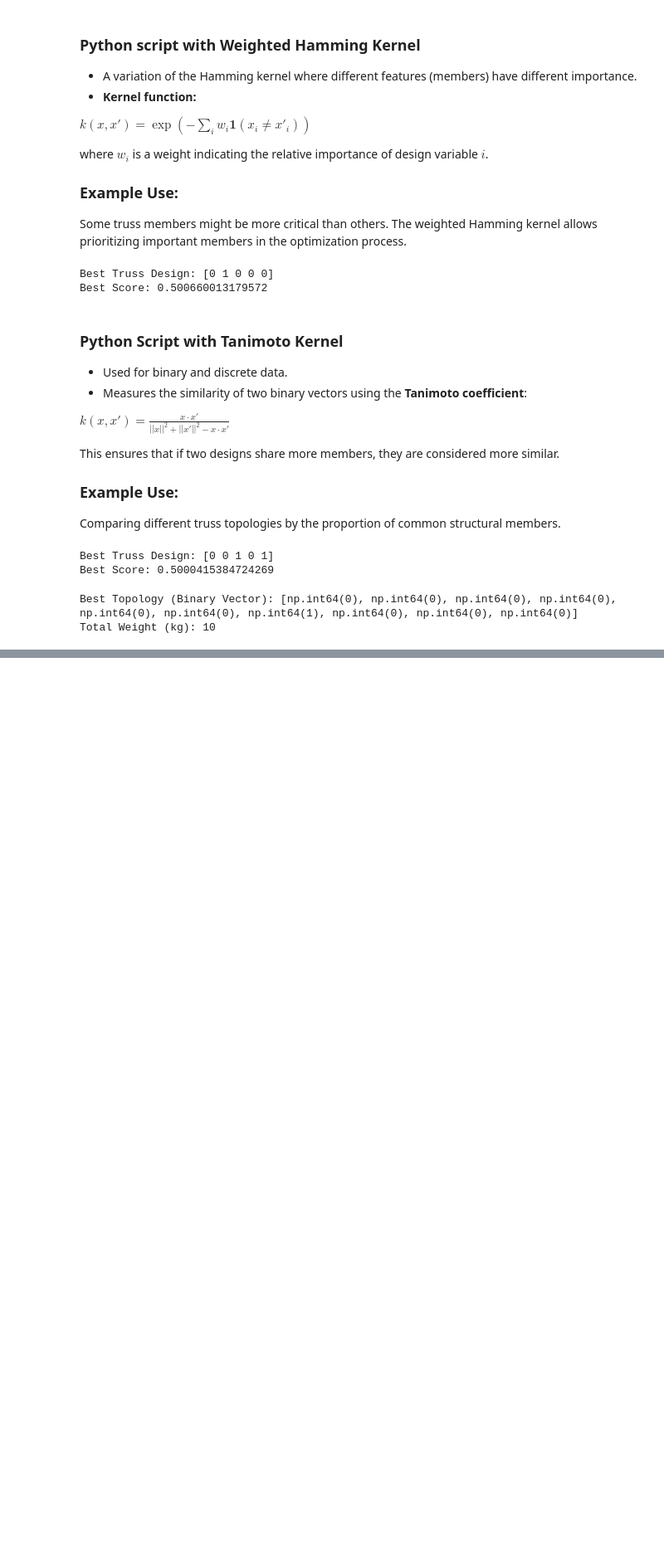
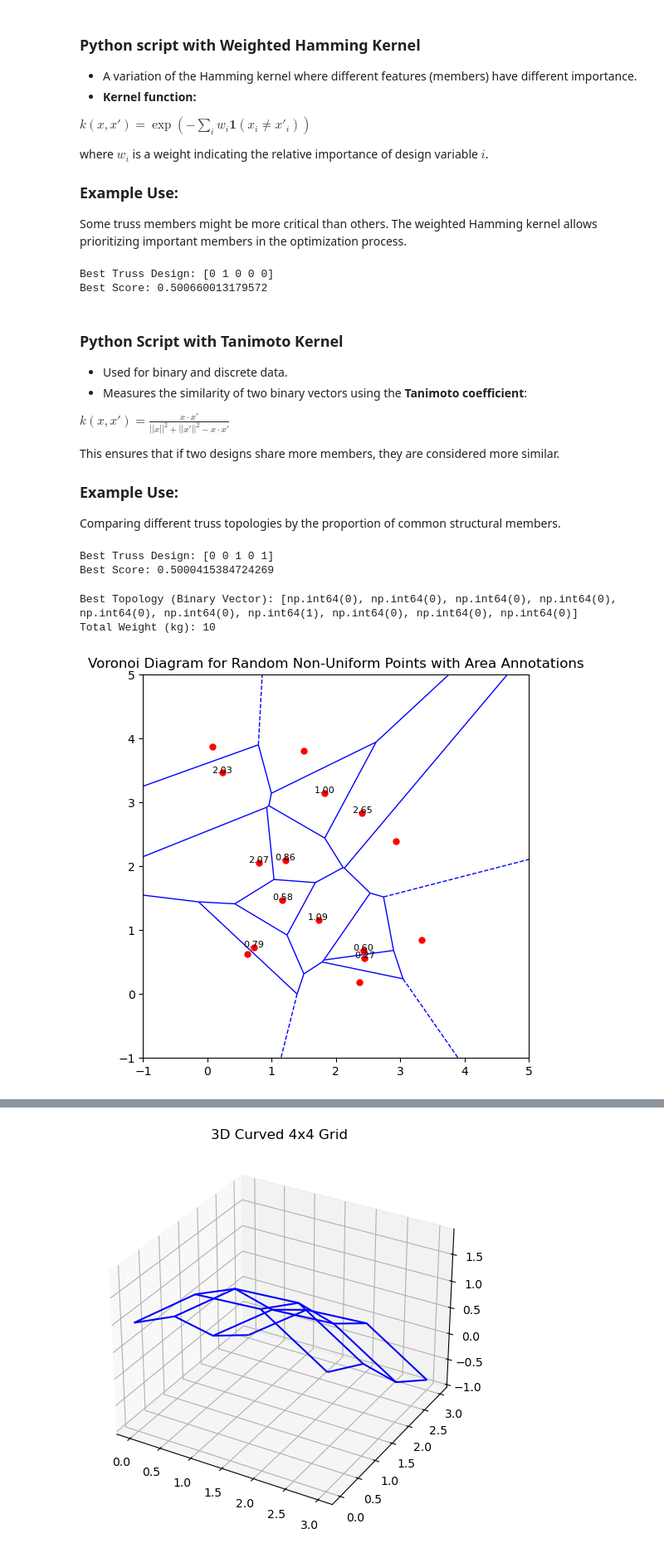
Before and after one commit to GeorgeNikolov/Gridshell-optimization, a Jupyter notebook: Topology-optimisation.ipynb, the cells around one changed output, grey strips where cells are left out. Shown at 83% size. Saved outputs shown, nothing was run; the diff lists cells and outputs as text; code cells hidden in the pictures; blank space fills up the shorter version.

```diff
--- a/Topology-optimisation.ipynb
+++ b/Topology-optimisation.ipynb
@@ -271,3 +271,80 @@ print("Total Weight (kg):", np.sum(best_structure) * 10)
 # %% [output]
 Best Topology (Binary Vector): [np.int64(0), np.int64(0), np.int64(0), np.int64(0), np.int64(0), np.int64(0), np.int64(1), np.int64(0), np.int64(0), np.int64(0)]
 Total Weight (kg): 10
+# %%
+import numpy as np
+import matplotlib.pyplot as plt
+from scipy.spatial import Voronoi, voronoi_plot_2d
+from shapely.geometry import Polygon
+from mpl_toolkits.mplot3d import Axes3D
+
+# Generate random non-uniform points within a 4x4 bounding box
+num_points = 16  # Same as the 4x4 grid (for comparison)
+np.random.seed(42)  # For reproducibility
+points = np.random.uniform(0, 4, size=(num_points, 2))  # Random (x, y) within [0,4]x[0,4]
+
+# Compute Voronoi diagram
+vor = Voronoi(points)
+
+# Define a bounding box (to clip infinite regions)
+bbox = Polygon([(-1, -1), (-1, 5), (5, 5), (5, -1)])
+
+# Function to compute Voronoi cell area
+def voronoi_cell_area(region):
+    if -1 in region:  # Ignore infinite regions
+        return None
+    poly = Polygon([vor.vertices[i] for i in region])
+    clipped_poly = poly.intersection(bbox)  # Clip to bounding box
+    return clipped_poly.area
+
+# Compute areas of Voronoi cells
+region_areas = {}
+for i, region in enumerate(vor.regions):
+    if len(region) > 0 and -1 not in region:
+        area = voronoi_cell_area(region)
+        if area is not None:
+            region_areas[i] = area
+
+# Plot the Voronoi diagram
+fig, ax = plt.subplots(figsize=(6, 6))
+voronoi_plot_2d(vor, ax=ax, show_vertices=False, line_colors='blue')
+
+# Overlay random points
+ax.plot(points[:, 0], points[:, 1], 'ro', markersize=5)
+
+# Display areas on the plot
+for i, region in enumerate(vor.point_region):
+    if region in region_areas:
+        ax.text(points[i, 0], points[i, 1], f"{region_areas[region]:.2f}",
+                fontsize=8, ha='center', color='black')
+
+ax.set_xlim(-1, 5)
+ax.set_ylim(-1, 5)
+ax.set_title("Voronoi Diagram for Random Non-Uniform Points with Area Annotations")
+plt.show()
+
+# Print computed areas
+print("Voronoi Cell Areas:")
+for k, v in region_areas.items():
+    print(f"Region {k}: {v:.4f}")
+
+# 3D Grid with Curvature
+x = np.linspace(0, 3, 4)
+y = np.linspace(0, 3, 4)
+x, y = np.meshgrid(x, y)
+z = np.sin(x) + np.cos(y)  # Example curvature function
+
+# 3D Plot
+fig = plt.figure(figsize=(8, 6))
+ax = fig.add_subplot(111, projection='3d')
+ax.plot_wireframe(x, y, z, color='b')
+ax.set_title("3D Curved 4x4 Grid")
+plt.show()
+
+# 2D Projection (XY-plane)
+fig, ax = plt.subplots(figsize=(6, 6))
+ax.scatter(x, y, color='r')
+ax.set_title("2D Projection of 3D Curved Grid")
+plt.show()
+# %% [output]
+[figure, added]
@@ -273,0 +362 @@ Total Weight (kg): 10
+[figure, added]
```
Also changed, not shown: parts of 1 cell of this notebook, 2 other files.
